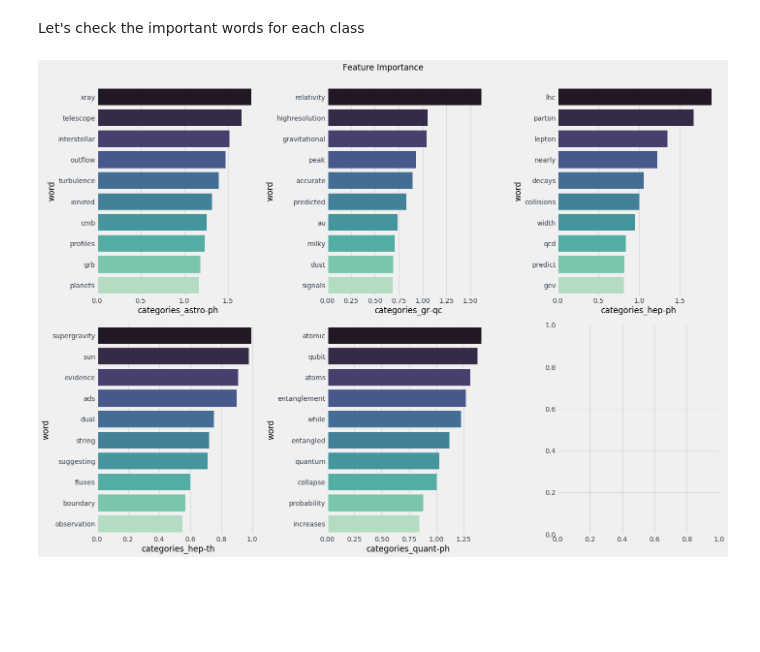
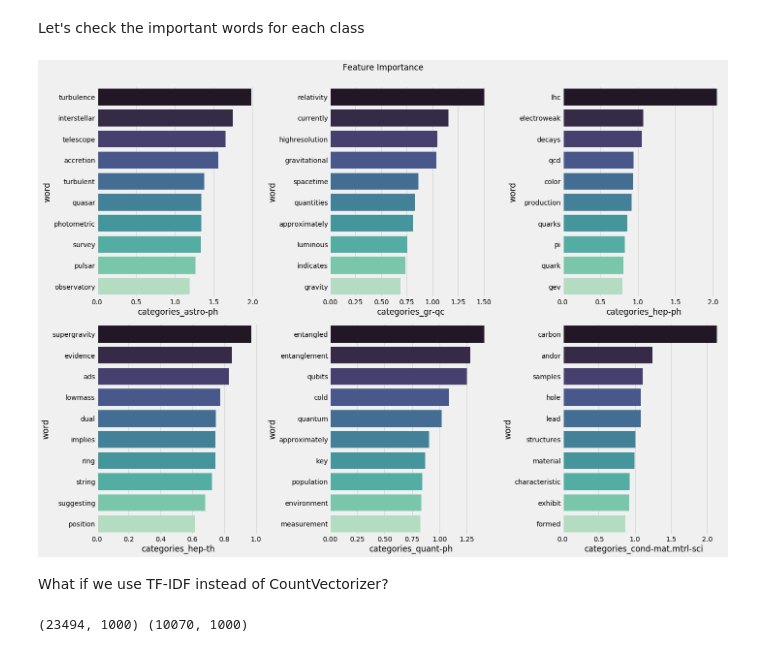
Before and after one commit to huahuawong/articles_classificatiom, a Jupyter notebook: bow_model.ipynb, the cells around one changed output. Drawn from its saved outputs; the diff is of its cells as text; code cells hidden in the pictures; blank space fills up the shorter version.

```diff
--- a/bow_model.ipynb
+++ b/bow_model.ipynb
@@ -112,6 +113,6 @@ df.categories.nunique()
 # %% [markdown]
 That is a total of 6066 categories in this data! We will narrow it down to let's say 5 categories for now since it seems like there are a lot of subcategories
 # %%
-df_cat = df[df['categories'].isin(['hep-ph', 'quant-ph', 'astro-ph', 'hep-th', 'gr-qc'])] # high energy physics/quantum physics
+df_cat = df[df['categories'].isin(['hep-ph', 'quant-ph', 'astro-ph', 'hep-th', 'gr-qc', 'cond-mat.mtrl-sci'])] # high energy physics/quantum physics
 df_cat['categories'].value_counts()
 # %% [output]
@@ -128,6 +130,6 @@ X = df_cat['abstract']
 
 # Dependent Variables
 y = df_cat[['categories_astro-ph', 'categories_gr-qc',
-       'categories_hep-ph', 'categories_hep-th', 'categories_quant-ph']]
+       'categories_hep-ph', 'categories_hep-th', 'categories_quant-ph', 'categories_cond-mat.mtrl-sci']]
 # %%
 X_train, X_test, y_train, y_test = train_test_split(X, y, test_size=0.3, random_state=123)
@@ -223,33 +230,58 @@ feat_impts = [vect.get_feature_names()]
 for clf in lr.estimators_:
     feat_impts.append(clf.coef_.flatten())
 
-y_cols = ['categories_astro-ph', 'categories_gr-qc', 'categories_hep-ph', 'categories_hep-th', 'categories_quant-ph']
+y_cols = ['categories_astro-ph', 'categories_gr-qc', 'categories_hep-ph', 'categories_hep-th', 'categories_quant-ph', 'categories_cond-mat.mtrl-sci']
 
 # Saving the results in a dataframe
 df_feats_impts = pd.DataFrame(np.transpose(np.array(feat_impts)), columns = ['word', 'categories_astro-ph', 'categories_gr-qc',
-       'categories_hep-ph', 'categories_hep-th', 'categories_quant-ph'])
+       'categories_hep-ph', 'categories_hep-th', 'categories_quant-ph', 'categories_cond-mat.mtrl-sci'])
 #Converting Feature Importance Columns from string to float
 df_feats_impts[y_cols] = df_feats_impts[y_cols].astype("float32")
 df_feats_impts.head()
 
 #Creating Individual Feature Importance table by sorting on specific toxic-type column and selecting top 5 words
 astro_fi = df_feats_impts[["word","categories_astro-ph"]].sort_values(by = "categories_astro-ph", ascending = False).head(10)
 gr_fi = df_feats_impts[["word","categories_gr-qc"]].sort_values(by = "categories_gr-qc", ascending = False).head(10)
 hep_ph_fi = df_feats_impts[["word","categories_hep-ph"]].sort_values(by = "categories_hep-ph", ascending = False).head(10)
 hep_th_fi = df_feats_impts[["word","categories_hep-th"]].sort_values(by = "categories_hep-th", ascending = False).head(10)
 quant_fi = df_feats_impts[["word","categories_quant-ph"]].sort_values(by = "categories_quant-ph", ascending = False).head(10)
+math_fi = df_feats_impts[["word","categories_cond-mat.mtrl-sci"]].sort_values(by = "categories_cond-mat.mtrl-sci", ascending = False).head(10)
 
 plt.style.use('fivethirtyeight')
 
 #Plotting top 5 words based on coefficient values from the LR model
 fig,(ax1, ax2) = plt.subplots(2,3,figsize=(20,15))
 sns.barplot(x = "categories_astro-ph", y = "word", ax = ax1[0], data = astro_fi,  palette = 'mako')
 sns.barplot(x = "categories_gr-qc", y = "word", ax = ax1[1], data = gr_fi, palette = 'mako')
 sns.barplot(x = "categories_hep-ph", y = "word", ax = ax1[2], data = hep_ph_fi, palette = 'mako')
 sns.barplot(x = "categories_hep-th", y = "word", ax = ax2[0], data = hep_th_fi, palette = 'mako')
 sns.barplot(x = "categories_quant-ph", y = "word", ax = ax2[1], data = quant_fi, palette = 'mako')
+sns.barplot(x = "categories_cond-mat.mtrl-sci", y = "word", ax = ax2[2], data = math_fi, palette = 'mako')
 plt.suptitle("Feature Importance")
 fig.tight_layout(rect=[0, 0.03, 1, 0.95])
 plt.show()
 # %% [output]
-[figure, old version]
+[figure, new version]
+# %% [markdown]
+What if we use TF-IDF instead of CountVectorizer?
+# %%
+from sklearn.feature_extraction.text import TfidfVectorizer
+
+stop_words = _stop_words.ENGLISH_STOP_WORDS
+# stop_words = nltk.corpus.stopwords.words()
+
+# Function for basic cleaning/preprocessing texts
+def clean(doc):
+    # Removal of punctuation marks (.,/\][{} etc) and numbers
+    doc = "".join([char for char in doc if char not in string.punctuation and not char.isdigit()])
+    # Removal of stopwords
+    doc = " ".join([token for token in doc.split() if token not in stop_words])
+    return doc.lower()
+
+vectorizer = TfidfVectorizer(max_features=1000, preprocessor=clean)
+X_train_dtm = vectorizer.fit_transform(X_train)
+X_test_dtm = vectorizer.fit_transform(X_test)
+
+print(X_train_dtm.shape, X_test_dtm.shape)
+# %% [output]
+(23494, 1000) (10070, 1000)
```
Also changed, not shown: parts of 15 cells of this notebook.
